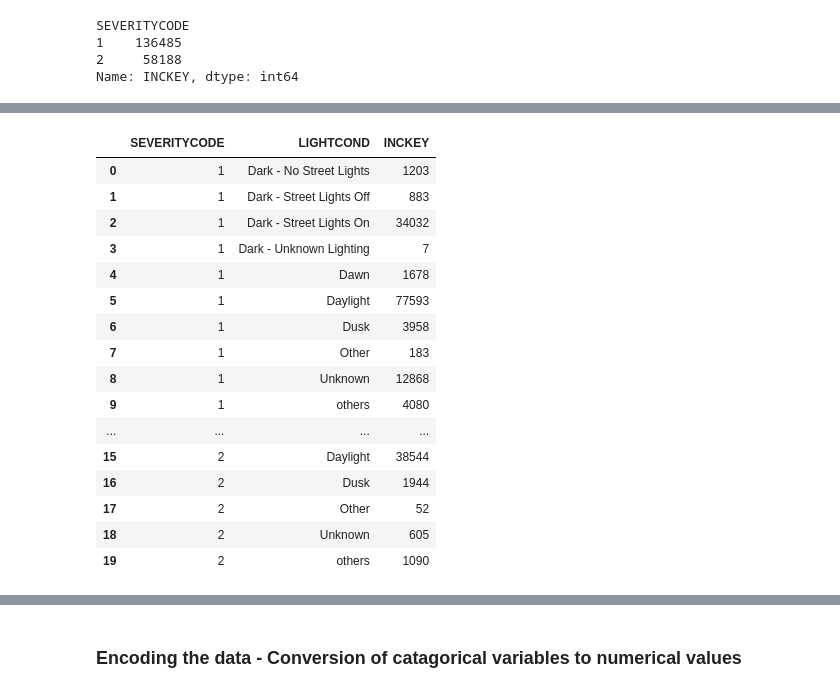
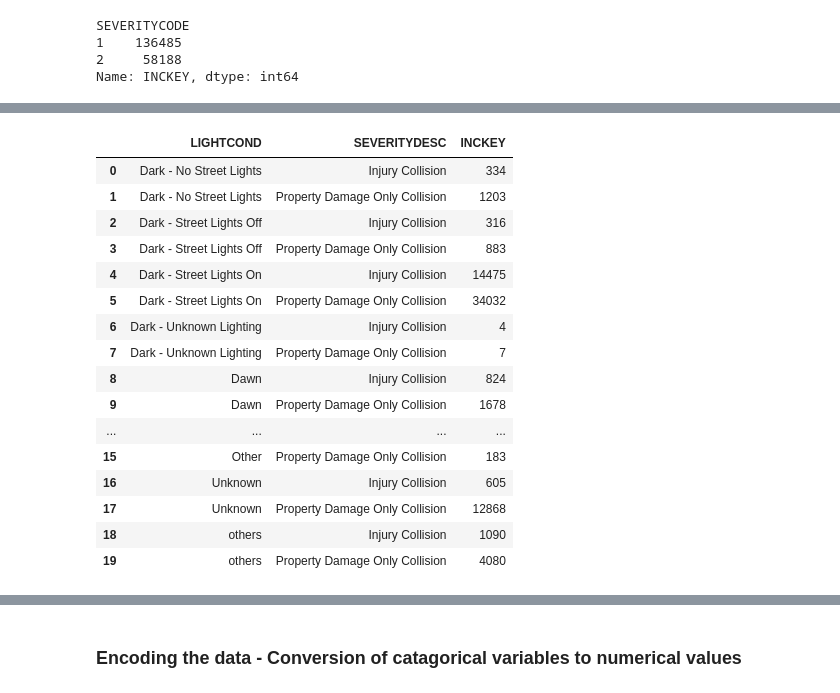
Before and after one commit to savichatz/Data-Science-Capstone1, a Jupyter notebook: Courseera DataScience Capstone.ipynb, the cells around one changed output, grey strips where cells are left out. Saved outputs shown, nothing was run; the diff lists cells and outputs as text; code cells hidden in the pictures.

```diff
--- a/Courseera DataScience Capstone.ipynb
+++ b/Courseera DataScience Capstone.ipynb
@@ -82,0 +120,19 @@ memory usage: 56.4+ MB
+# %%
+#replace missing values with 'Others'
+df['ADDRTYPE'] = df['ADDRTYPE'].fillna(0)
+df['ADDRTYPE'] = df['ADDRTYPE'].replace(0,'others')
+
+df['COLLISIONTYPE'] = df['COLLISIONTYPE'].fillna(0)
+df['COLLISIONTYPE'] = df['COLLISIONTYPE'].replace(0,'others')
+
+df['JUNCTIONTYPE'] = df['JUNCTIONTYPE'].fillna(0)
+df['JUNCTIONTYPE'] = df['JUNCTIONTYPE'].replace(0,'others')
+
+df['WEATHER'] = df['WEATHER'].fillna(0)
+df['WEATHER'] = df['WEATHER'].replace(0,'others')
+
+df['ROADCOND'] = df['ROADCOND'].fillna(0)
+df['ROADCOND'] = df['ROADCOND'].replace(0,'others')
+
+df['LIGHTCOND'] = df['LIGHTCOND'].fillna(0)
+df['LIGHTCOND'] = df['LIGHTCOND'].replace(0,'others')
@@ -95,12 +168,3 @@ df.JUNCTIONTYPE.value_counts().plot(kind='bar')
 # %% [output]
 <matplotlib.axes._subplots.AxesSubplot at 0x...>
 [figure]
-# %%
-#dropping irrelevent columns
-
-df = df.drop(['X', 'Y','OBJECTID', 'COLDETKEY','STATUS','REPORTNO', 'INTKEY', 'LOCATION', 'EXCEPTRSNCODE',
-       'EXCEPTRSNDESC', 'SEVERITYCODE.1', 'SEVERITYDESC', 'COLLISIONTYPE','INCDATE','PERSONCOUNT','PEDCOUNT','PEDCYLCOUNT','VEHCOUNT',
-       'INCDTTM', 'SDOT_COLCODE', 'SDOT_COLDESC',
-       'INATTENTIONIND', 'UNDERINFL', 'PEDROWNOTGRNT', 'SDOTCOLNUM', 'SPEEDING', 'ST_COLCODE', 'ST_COLDESC',
-       'SEGLANEKEY', 'CROSSWALKKEY', 'HITPARKEDCAR'], axis=1)
-df.head(5)
@@ -224,0 +200,10 @@ df['INCKEY'].count()
+# %%
+numerical = [
+  'PERSONCOUNT', 'PEDCOUNT', 'PEDCYLCOUNT', 'VEHCOUNT'
+]
+categorical = [
+  'SEVERITYDESC','ADDRTYPE', 'COLLISIONTYPE', 'JUNCTIONTYPE', 'WEATHER', 'ROADCOND', 'LIGHTCOND',
+]
+
+df = df[numerical + categorical]
+df.shape
@@ -230,23 +297,23 @@ sns.catplot(x="SEVERITYCODE",kind="count", hue="WEATHER", data=df)
 # %%
 #Grouping data applied on catagorical variables
-df_test=df[['SEVERITYCODE','LIGHTCOND','INCKEY']]
-df_grp=df_test.groupby(['SEVERITYCODE','LIGHTCOND'],as_index=False).count()
+df_test=df[['LIGHTCOND','SEVERITYDESC','INCKEY']]
+df_grp=df_test.groupby(['LIGHTCOND','SEVERITYDESC'],as_index=False).count()
 df_grp
 # %% [output]
-|  | SEVERITYCODE | LIGHTCOND | INCKEY |
-| 0 | 1 | Dark - No Street Lights | 1203 |
-| 1 | 1 | Dark - Street Lights Off | 883 |
-| 2 | 1 | Dark - Street Lights On | 34032 |
-| 3 | 1 | Dark - Unknown Lighting | 7 |
-| 4 | 1 | Dawn | 1678 |
-| 5 | 1 | Daylight | 77593 |
-| 6 | 1 | Dusk | 3958 |
-| 7 | 1 | Other | 183 |
-| 8 | 1 | Unknown | 12868 |
-| 9 | 1 | others | 4080 |
+|  | LIGHTCOND | SEVERITYDESC | INCKEY |
+| 0 | Dark - No Street Lights | Injury Collision | 334 |
+| 1 | Dark - No Street Lights | Property Damage Only Collision | 1203 |
+| 2 | Dark - Street Lights Off | Injury Collision | 316 |
+| 3 | Dark - Street Lights Off | Property Damage Only Collision | 883 |
+| 4 | Dark - Street Lights On | Injury Collision | 14475 |
+| 5 | Dark - Street Lights On | Property Damage Only Collision | 34032 |
+| 6 | Dark - Unknown Lighting | Injury Collision | 4 |
+| 7 | Dark - Unknown Lighting | Property Damage Only Collision | 7 |
+| 8 | Dawn | Injury Collision | 824 |
+| 9 | Dawn | Property Damage Only Collision | 1678 |
 | ... | ... | ... | ... |
-| 15 | 2 | Daylight | 38544 |
-| 16 | 2 | Dusk | 1944 |
-| 17 | 2 | Other | 52 |
-| 18 | 2 | Unknown | 605 |
-| 19 | 2 | others | 1090 |
+| 15 | Other | Property Damage Only Collision | 183 |
+| 16 | Unknown | Injury Collision | 605 |
+| 17 | Unknown | Property Damage Only Collision | 12868 |
+| 18 | others | Injury Collision | 1090 |
+| 19 | others | Property Damage Only Collision | 4080 |
```
Also changed, not shown: parts of 43 cells of this notebook.
